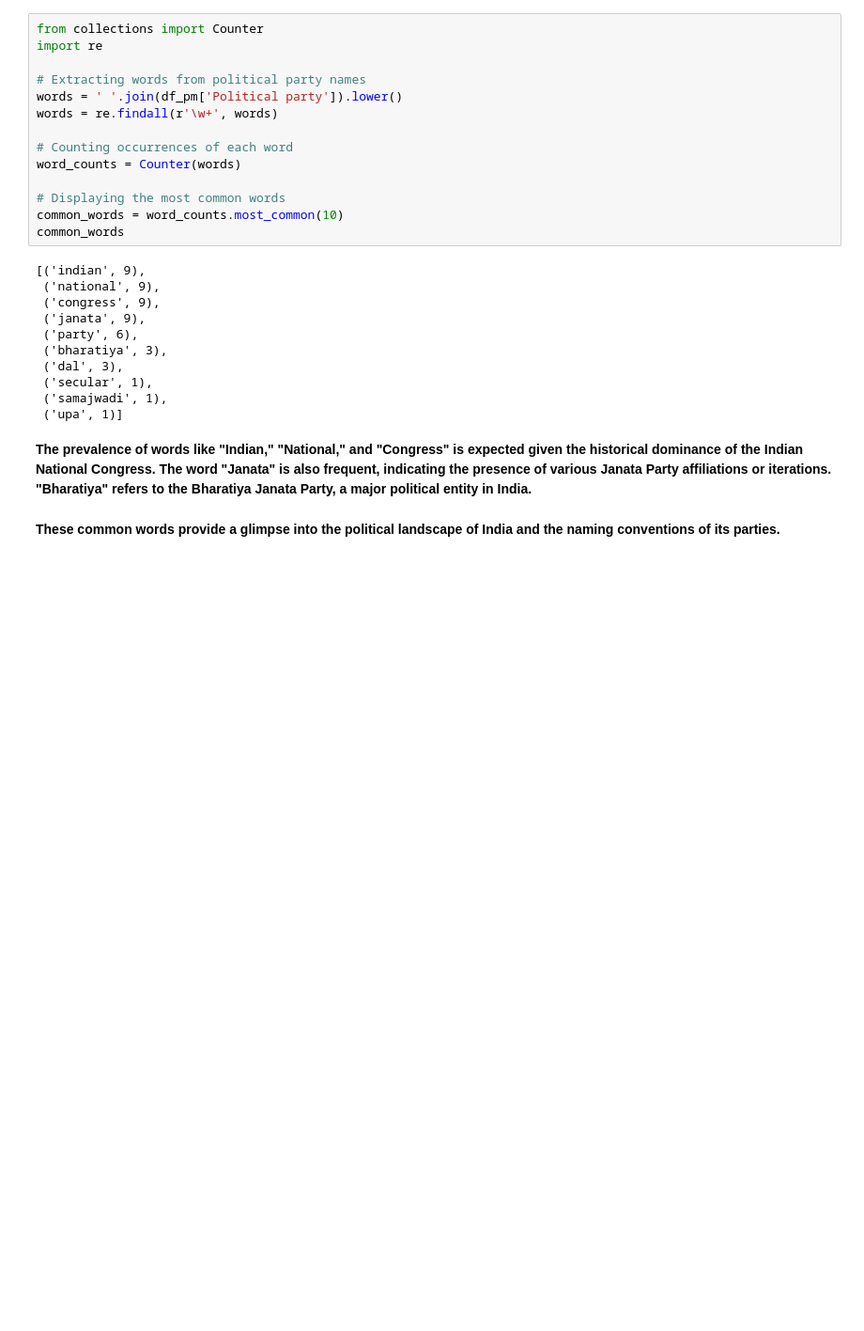
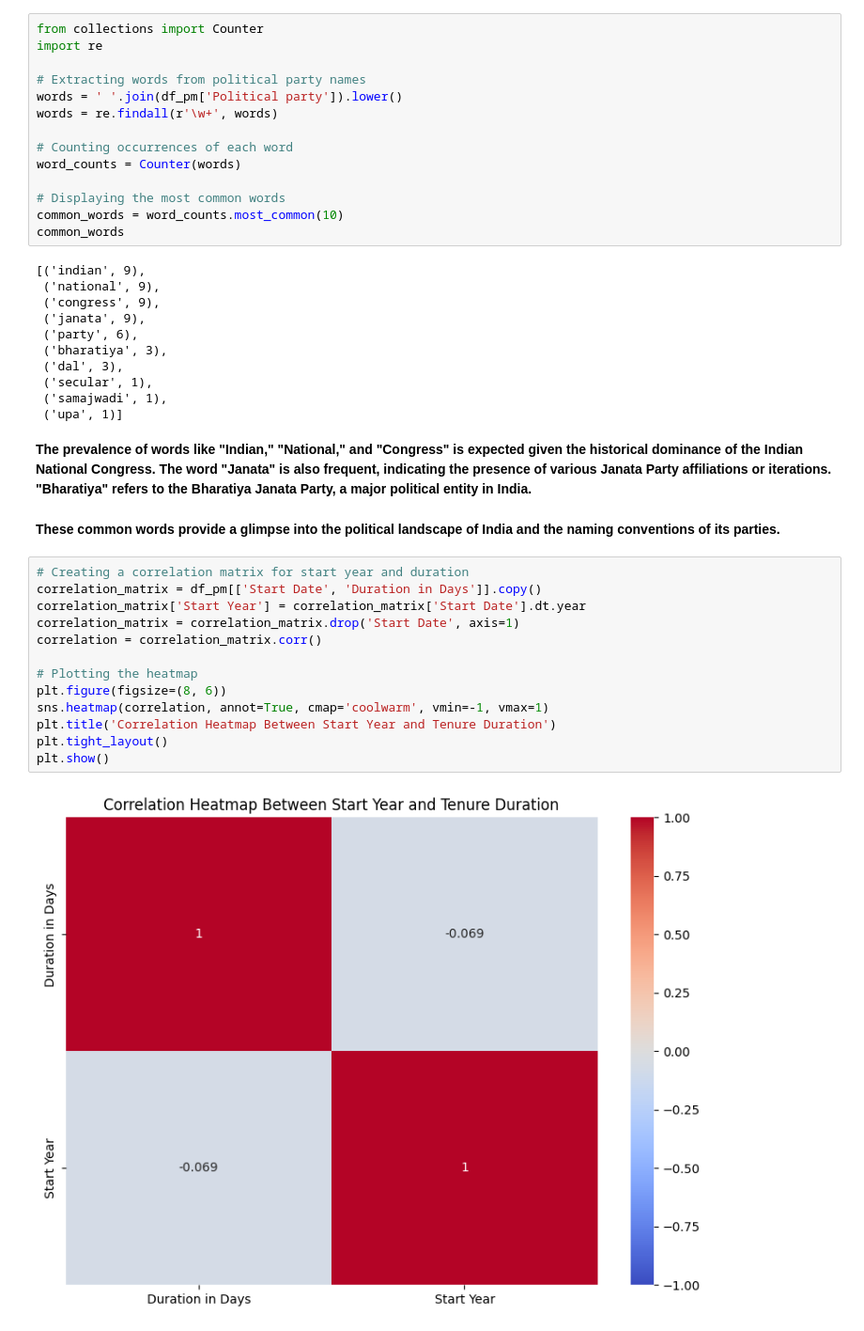
Before and after one commit to raj-rajat/Prime-Ministers-of-India, a Jupyter notebook: prime-ministers-of-india.ipynb, the cells around one changed output. Shown at 94% size. Drawn from its saved outputs; the diff is of its cells as text; blank space fills up the shorter version.

```diff
--- a/prime-ministers-of-india.ipynb
+++ b/prime-ministers-of-india.ipynb
@@ -349,3 +349,18 @@ common_words
 **The prevalence of words like "Indian," "National," and "Congress" is expected given the historical dominance of the Indian National Congress. The word "Janata" is also frequent, indicating the presence of various Janata Party affiliations or iterations. "Bharatiya" refers to the Bharatiya Janata Party, a major political entity in India.**
 # %% [markdown]
 **These common words provide a glimpse into the political landscape of India and the naming conventions of its parties.**
+# %%
+# Creating a correlation matrix for start year and duration
+correlation_matrix = df_pm[['Start Date', 'Duration in Days']].copy()
+correlation_matrix['Start Year'] = correlation_matrix['Start Date'].dt.year
+correlation_matrix = correlation_matrix.drop('Start Date', axis=1)
+correlation = correlation_matrix.corr()
+
+# Plotting the heatmap
+plt.figure(figsize=(8, 6))
+sns.heatmap(correlation, annot=True, cmap='coolwarm', vmin=-1, vmax=1)
+plt.title('Correlation Heatmap Between Start Year and Tenure Duration')
+plt.tight_layout()
+plt.show()
+# %% [output]
+[figure, added]
```
Also changed, not shown: parts of 12 cells of this notebook.
